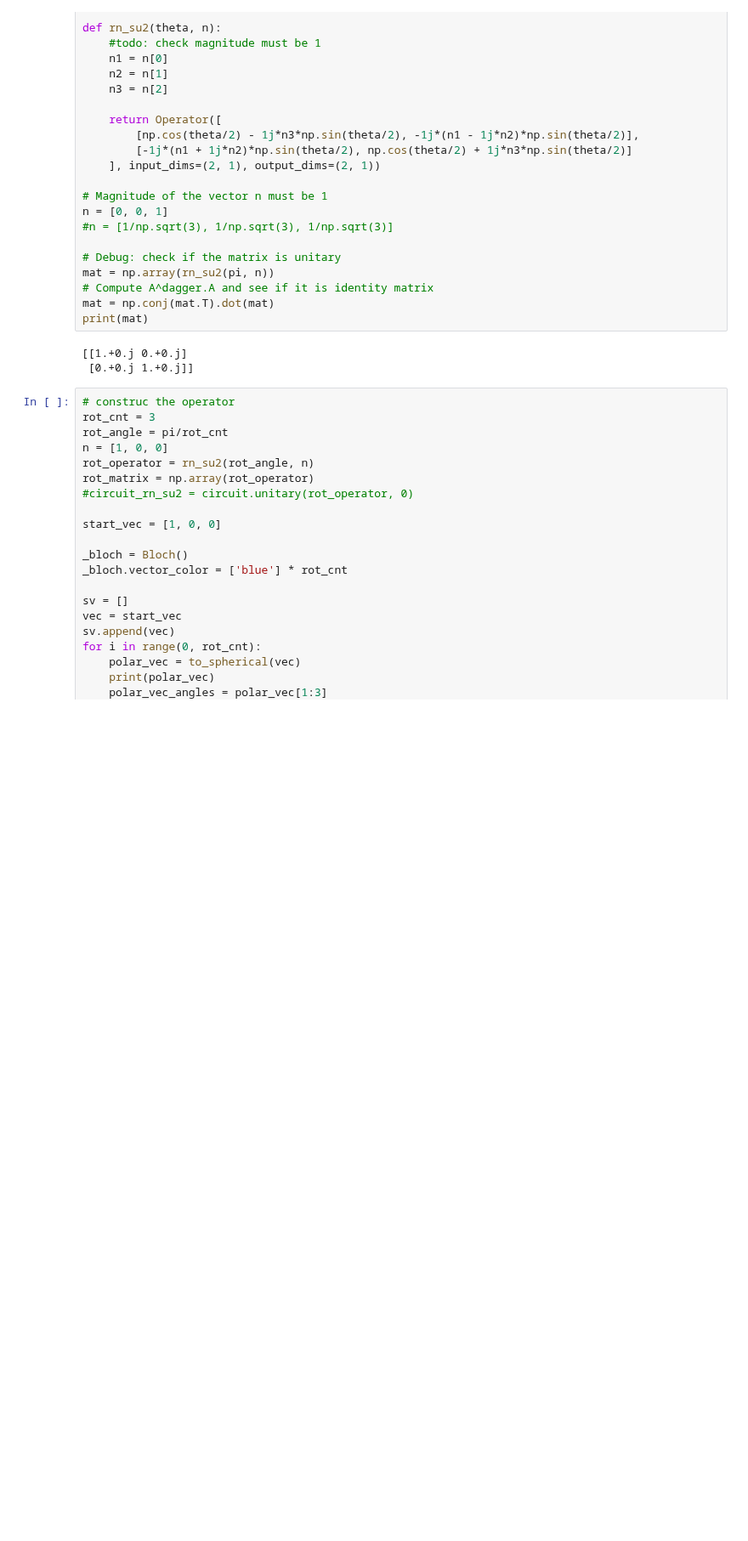
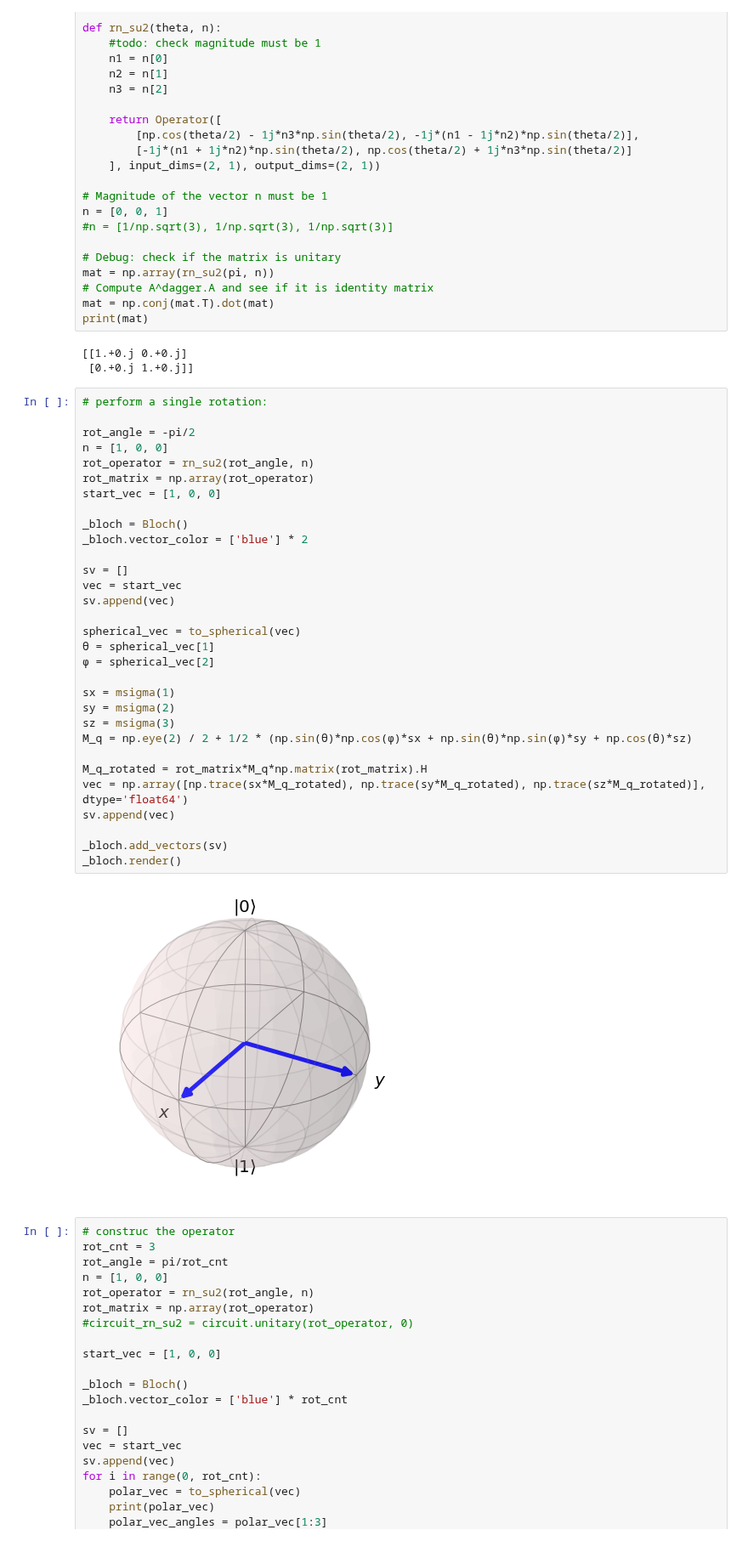
Before and after one commit to Sultanow/quantum, a Jupyter notebook: bloch_sphere/rotate_su2_qiskit_eldar-sultanow.ipynb, the cells around one changed output. Shown at 85% size. Drawn from its saved outputs; the diff is of its cells as text; blank space fills up the shorter version.

```diff
--- a/bloch_sphere/rotate_su2_qiskit_eldar-sultanow.ipynb
+++ b/bloch_sphere/rotate_su2_qiskit_eldar-sultanow.ipynb
@@ -65,6 +65,39 @@ print(mat)
 # %% [output]
 [[1.+0.j 0.+0.j]
  [0.+0.j 1.+0.j]]
+# %%
+# perform a single rotation:
+
+rot_angle = -pi/2
+n = [1, 0, 0]
+rot_operator = rn_su2(rot_angle, n)
+rot_matrix = np.array(rot_operator)
+start_vec = [1, 0, 0]
+
+_bloch = Bloch()
+_bloch.vector_color = ['blue'] * 2
+
+sv = []
+vec = start_vec
+sv.append(vec)
+
+spherical_vec = to_spherical(vec)
+θ = spherical_vec[1]
+ϕ = spherical_vec[2]
+
+sx = msigma(1)
+sy = msigma(2)
+sz = msigma(3)
+M_q = np.eye(2) / 2 + 1/2 * (np.sin(θ)*np.cos(ϕ)*sx + np.sin(θ)*np.sin(ϕ)*sy + np.cos(θ)*sz)
+
+M_q_rotated = rot_matrix*M_q*np.matrix(rot_matrix).H
+vec = np.array([np.trace(sx*M_q_rotated), np.trace(sy*M_q_rotated), np.trace(sz*M_q_rotated)], dtype='float64')
+sv.append(vec)
+
+_bloch.add_vectors(sv)
+_bloch.render()
+# %% [output]
+[figure, added]
 # %%
 # construc the operator
 rot_cnt = 3
```
Also changed, not shown: parts of 1 cell of this notebook.
